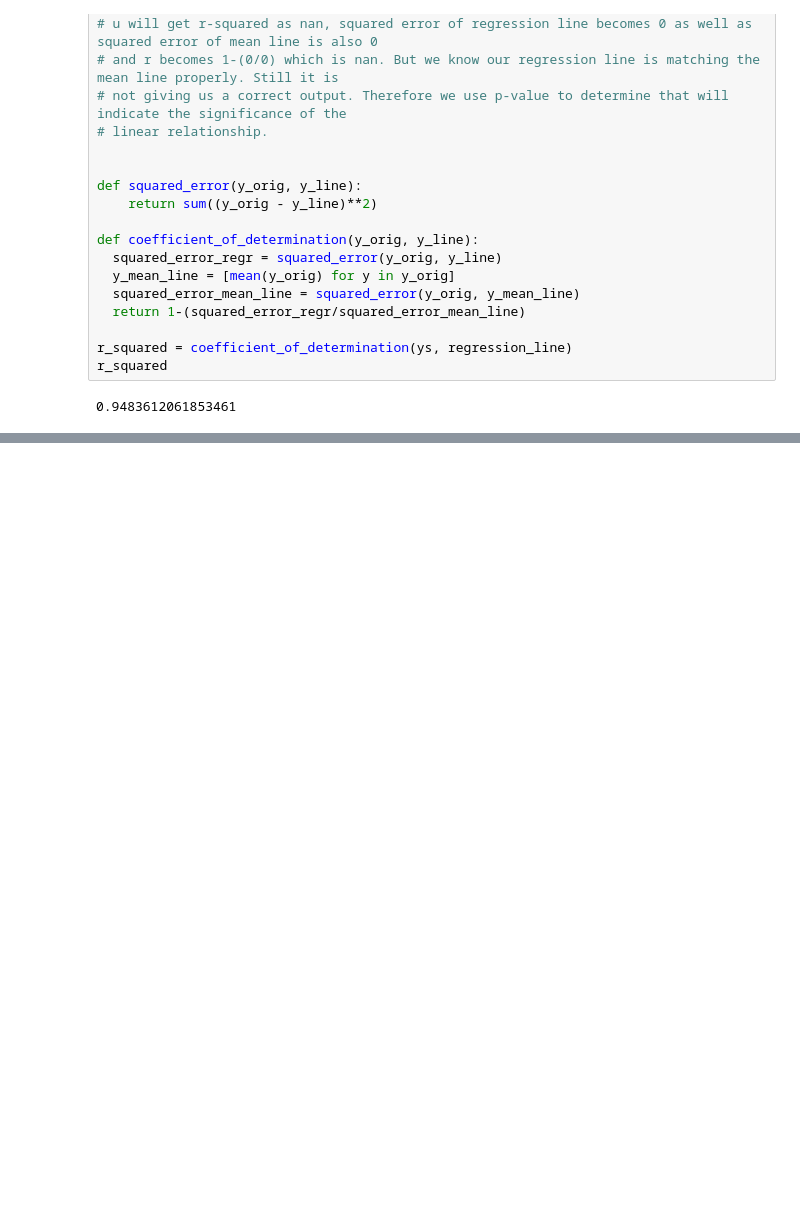
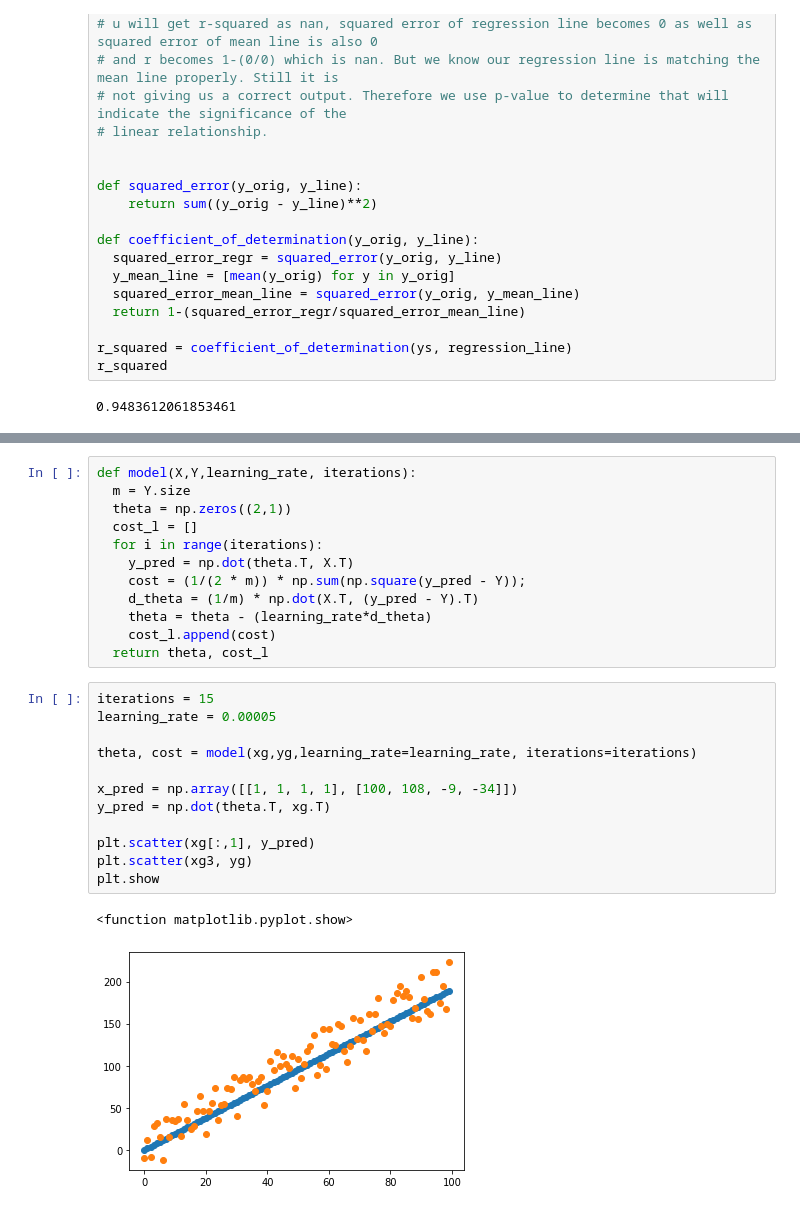
Before and after one commit to drishtigulenia/data-science-Implementations, a Jupyter notebook: linearRegressionImplementation.ipynb, the cells around one changed output, grey strips where cells are left out. Drawn from its saved outputs; the diff is of its cells as text; blank space fills up the shorter version.

```diff
--- a/linearRegressionImplementation.ipynb
+++ b/linearRegressionImplementation.ipynb
@@ -96,0 +110,27 @@ r_squared
+# %%
+def model(X,Y,learning_rate, iterations):
+  m = Y.size
+  theta = np.zeros((2,1))
+  cost_l = []
+  for i in range(iterations):
+    y_pred = np.dot(theta.T, X.T)
+    cost = (1/(2 * m)) * np.sum(np.square(y_pred - Y));
+    d_theta = (1/m) * np.dot(X.T, (y_pred - Y).T)
+    theta = theta - (learning_rate*d_theta)
+    cost_l.append(cost)
+  return theta, cost_l
+# %%
+iterations = 15
+learning_rate = 0.00005
+
+theta, cost = model(xg,yg,learning_rate=learning_rate, iterations=iterations)
+
+x_pred = np.array([[1, 1, 1, 1], [100, 108, -9, -34]])
+y_pred = np.dot(theta.T, xg.T)
+
+plt.scatter(xg[:,1], y_pred)
+plt.scatter(xg3, yg)
+plt.show
+# %% [output]
+<function matplotlib.pyplot.show>
+[figure, added]
```
Also changed, not shown: parts of 3 cells of this notebook.
